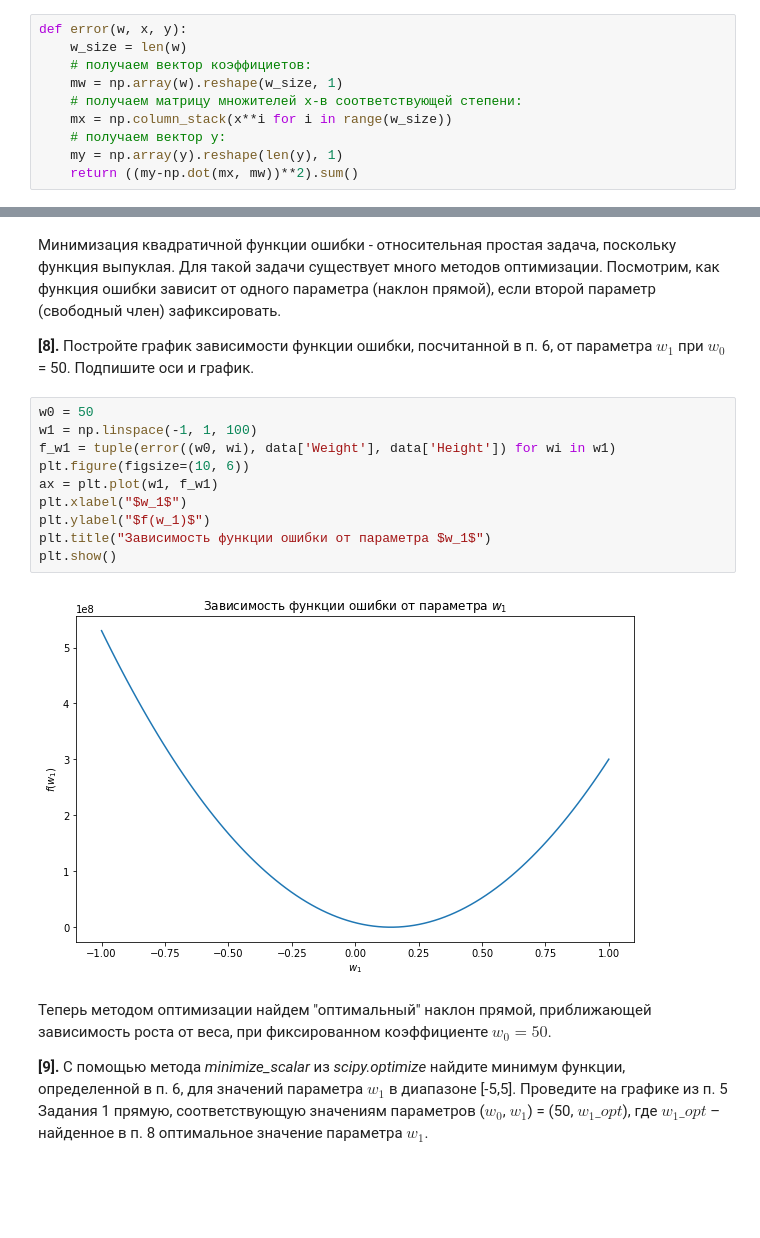
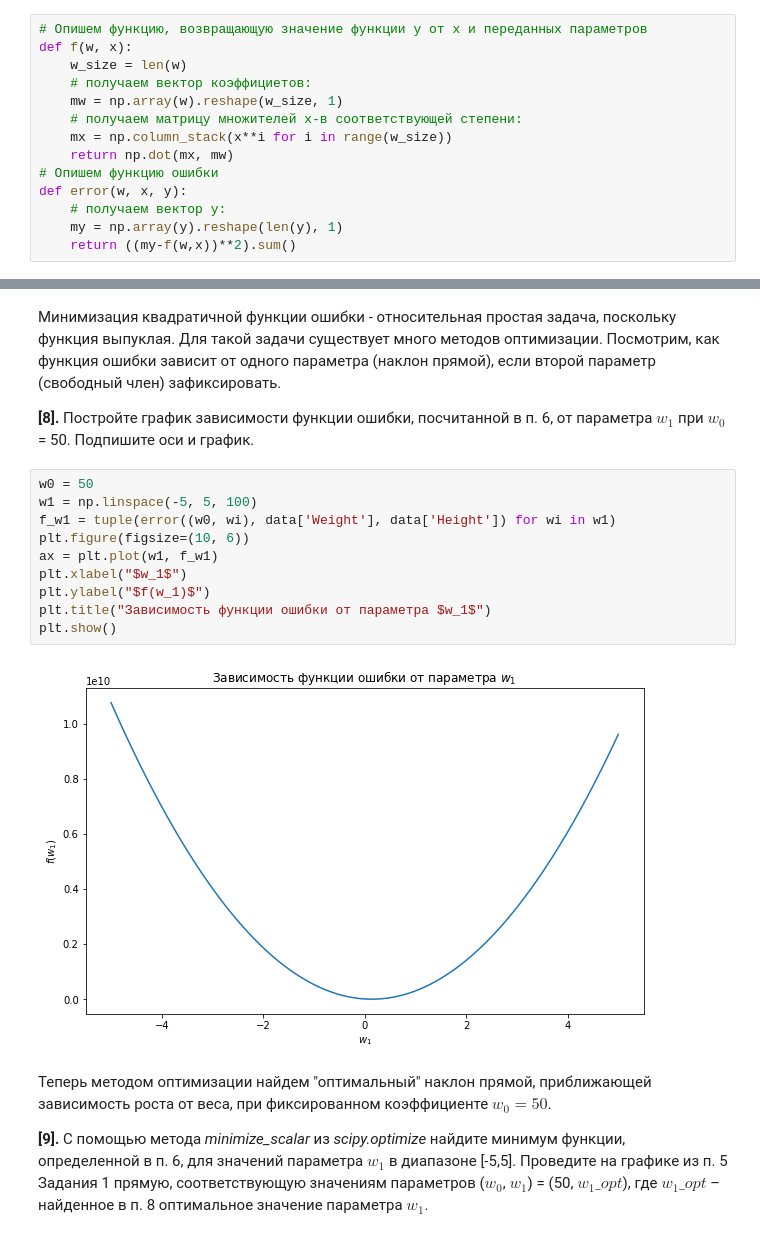
Before and after one commit to SBelousov1985/Machine-learning, a Jupyter notebook: 2. Линейная регрессия/peer_review_linreg_height_weight.ipynb, the cells around one changed output, grey strips where cells are left out. Cells and saved outputs as stored; diff of their text form; blank space fills up the shorter version.

```diff
--- a/2. Линейная регрессия/peer_review_linreg_height_weight.ipynb
+++ b/2. Линейная регрессия/peer_review_linreg_height_weight.ipynb
@@ -132,15 +133,19 @@ plt.show()
 $$error(w_0, w_1) = \sum_{i=1}^n {(y_i - (w_0 + w_1 * x_i))}^2 $$
 Здесь $n$ – число наблюдений в наборе данных, $y_i$ и $x_i$ – рост и вес $i$-ого человека в наборе данных.
 # %%
-def error(w, x, y):
+# Опишем функцию, возвращающую значение функции y от х и переданных параметров
+def f(w, x):
     w_size = len(w)
     # получаем вектор коэффициетов:
     mw = np.array(w).reshape(w_size, 1)
     # получаем матрицу множителей x-в соответствующей степени:
     mx = np.column_stack(x**i for i in range(w_size))
+    return np.dot(mx, mw)
+# Опишем функцию ошибки
+def error(w, x, y):
     # получаем вектор y:
     my = np.array(y).reshape(len(y), 1)
-    return ((my-np.dot(mx, mw))**2).sum()
+    return ((my-f(w,x))**2).sum()
 # %% [markdown]
 Итак, мы решаем задачу: как через облако точек, соответсвующих наблюдениям в нашем наборе данных, в пространстве признаков "Рост" и "Вес" провести прямую линию так, чтобы минимизировать функционал из п. 6. Для начала давайте отобразим хоть какие-то прямые и убедимся, что они плохо передают зависимость роста от веса.
 
@@ -180,16 +178,16 @@ plt.show()
 **[8].** Постройте график зависимости функции ошибки, посчитанной в п. 6, от параметра $w_1$ при $w_0$ = 50. Подпишите оси и график.
 # %%
 w0 = 50
-w1 = np.linspace(-1, 1, 100)
+w1 = np.linspace(-5, 5, 100)
 f_w1 = tuple(error((w0, wi), data['Weight'], data['Height']) for wi in w1)
 plt.figure(figsize=(10, 6))
 ax = plt.plot(w1, f_w1)
 plt.xlabel("$w_1$")
 plt.ylabel("$f(w_1)$")
 plt.title("Зависимость функции ошибки от параметра $w_1$")
 plt.show()
 # %% [output]
-[figure, old version]
+[figure, new version]
 # %% [markdown]
 Теперь методом оптимизации найдем "оптимальный" наклон прямой, приближающей зависимость роста от веса, при фиксированном коэффициенте $w_0 = 50$.
 
```
Also changed, not shown: parts of 7 cells of this notebook.
